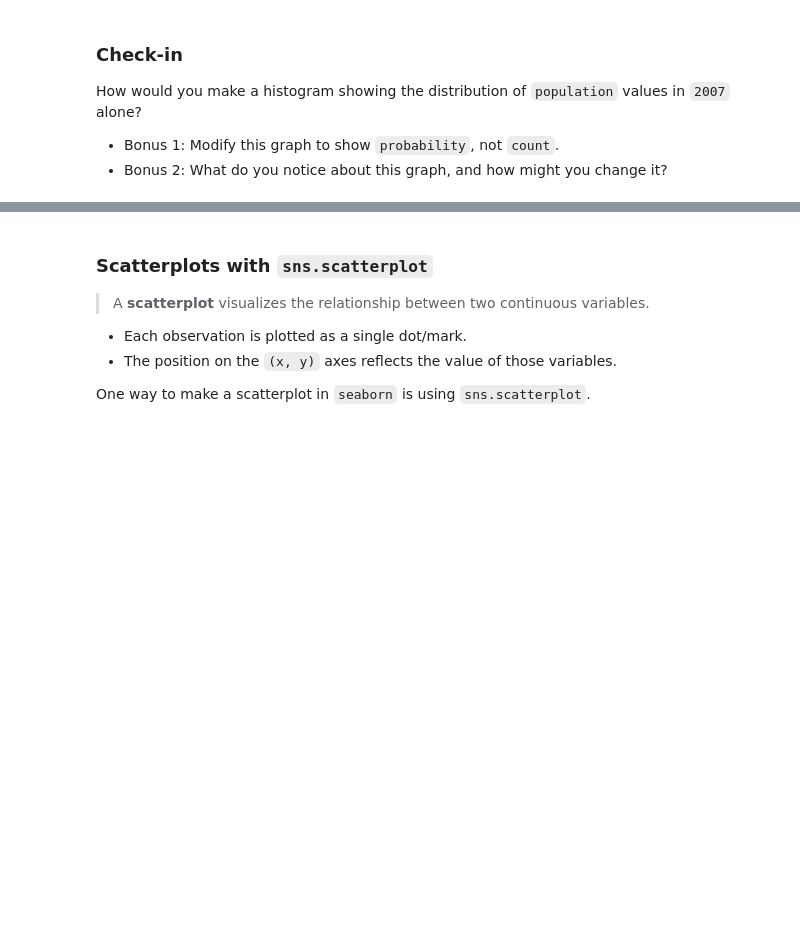
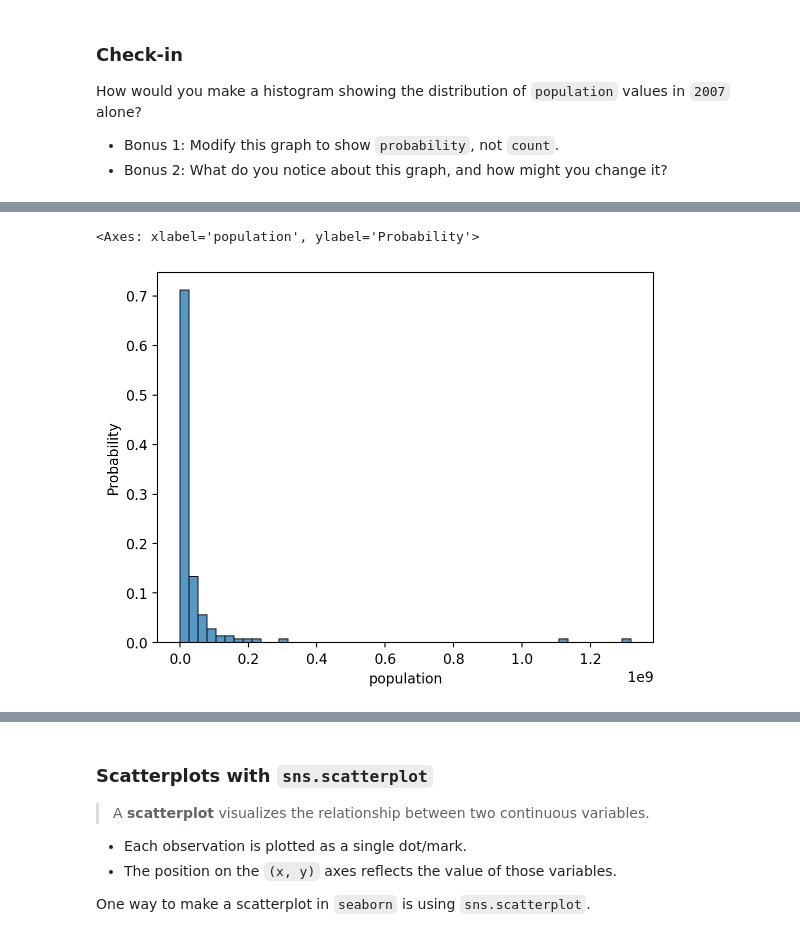
Before and after one commit to arietz/DS2025, a Jupyter notebook: Report4/Exercise6.ipynb, the cells around one changed output, grey strips where cells are left out. Cells and saved outputs as stored; diff of their text form; code cells hidden in the pictures; blank space fills up the shorter version.

```diff
--- a/Report4/Exercise6.ipynb
+++ b/Report4/Exercise6.ipynb
@@ -113,3 +122,8 @@ How would you make a histogram showing the distribution of `population` values i
+# %%
+sns.histplot(data=pop2007, x='population', bins=50, stat='probability')
+# %% [output]
+<Axes: xlabel='population', ylabel='Probability'>
+[figure, added]
 # %% [markdown]
 ## Bivariate continuous plots
 
```
Also changed, not shown: parts of 7 cells of this notebook, 1 other file.
